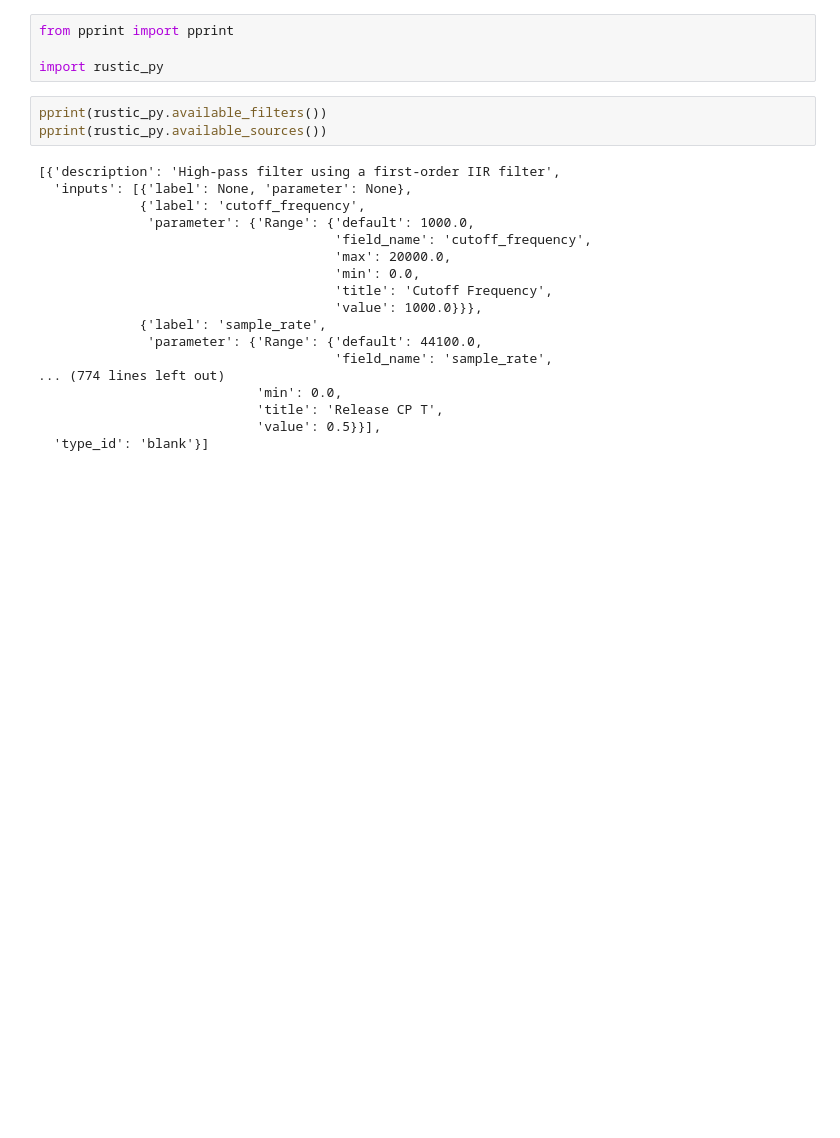
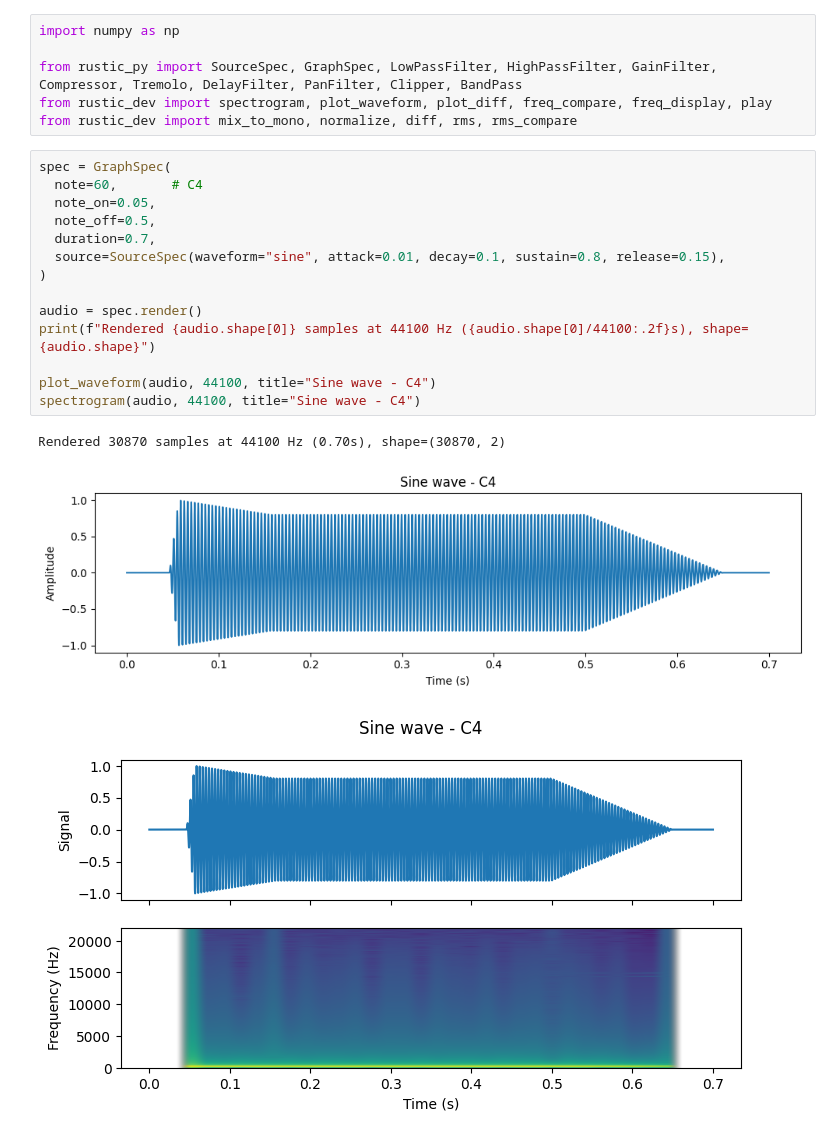
Before and after one commit to Minigrim0/rustic, a Jupyter notebook: dev/RusticTest.ipynb, the cells around one changed output. Saved outputs shown, nothing was run; the diff lists cells and outputs as text; blank space fills up the shorter version.

Commit message:
[Upd] renamed rustic module to rustic_dev + added utility functions

```diff
--- a/dev/RusticTest.ipynb
+++ b/dev/RusticTest.ipynb
@@ -1,25 +1,24 @@
 # %%
-from pprint import pprint
+import numpy as np
 
-import rustic_py
+from rustic_py import SourceSpec, GraphSpec, LowPassFilter, HighPassFilter, GainFilter, Compressor, Tremolo, DelayFilter, PanFilter, Clipper, BandPass
+from rustic_dev import spectrogram, plot_waveform, plot_diff, freq_compare, freq_display, play
+from rustic_dev import mix_to_mono, normalize, diff, rms, rms_compare
-# %%
-pprint(rustic_py.available_filters())
-pprint(rustic_py.available_sources())
-# %% [output]
-[{'description': 'High-pass filter using a first-order IIR filter',
-  'inputs': [{'label': None, 'parameter': None},
-             {'label': 'cutoff_frequency',
-              'parameter': {'Range': {'default': 1000.0,
-                                      'field_name': 'cutoff_frequency',
-                                      'max': 20000.0,
-                                      'min': 0.0,
-                                      'title': 'Cutoff Frequency',
-                                      'value': 1000.0}}},
-             {'label': 'sample_rate',
-              'parameter': {'Range': {'default': 44100.0,
-                                      'field_name': 'sample_rate',
-... (774 lines left out)
-                            'min': 0.0,
-                            'title': 'Release CP T',
-                            'value': 0.5}}],
-  'type_id': 'blank'}]
+# %%
+spec = GraphSpec(
+  note=60,       # C4
+  note_on=0.05,
+  note_off=0.5,
+  duration=0.7,
+  source=SourceSpec(waveform="sine", attack=0.01, decay=0.1, sustain=0.8, release=0.15),
+)
+
+audio = spec.render()
+print(f"Rendered {audio.shape[0]} samples at 44100 Hz ({audio.shape[0]/44100:.2f}s), shape={audio.shape}")
+
+plot_waveform(audio, 44100, title="Sine wave - C4")
+spectrogram(audio, 44100, title="Sine wave - C4")
+# %% [output]
+Rendered 30870 samples at 44100 Hz (0.70s), shape=(30870, 2)
+[figure, added]
+[figure, added]
```
Also changed, not shown: parts of 10 cells of this notebook, 5 other files.
